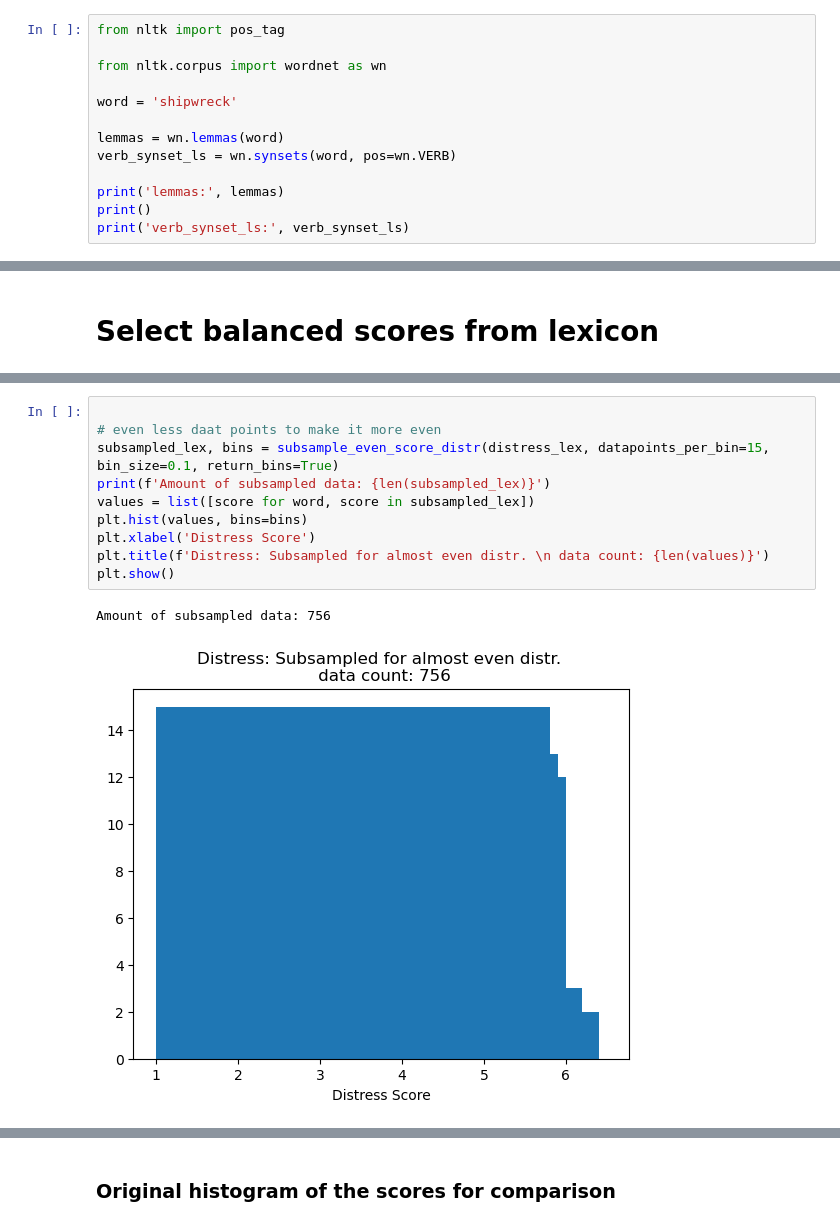
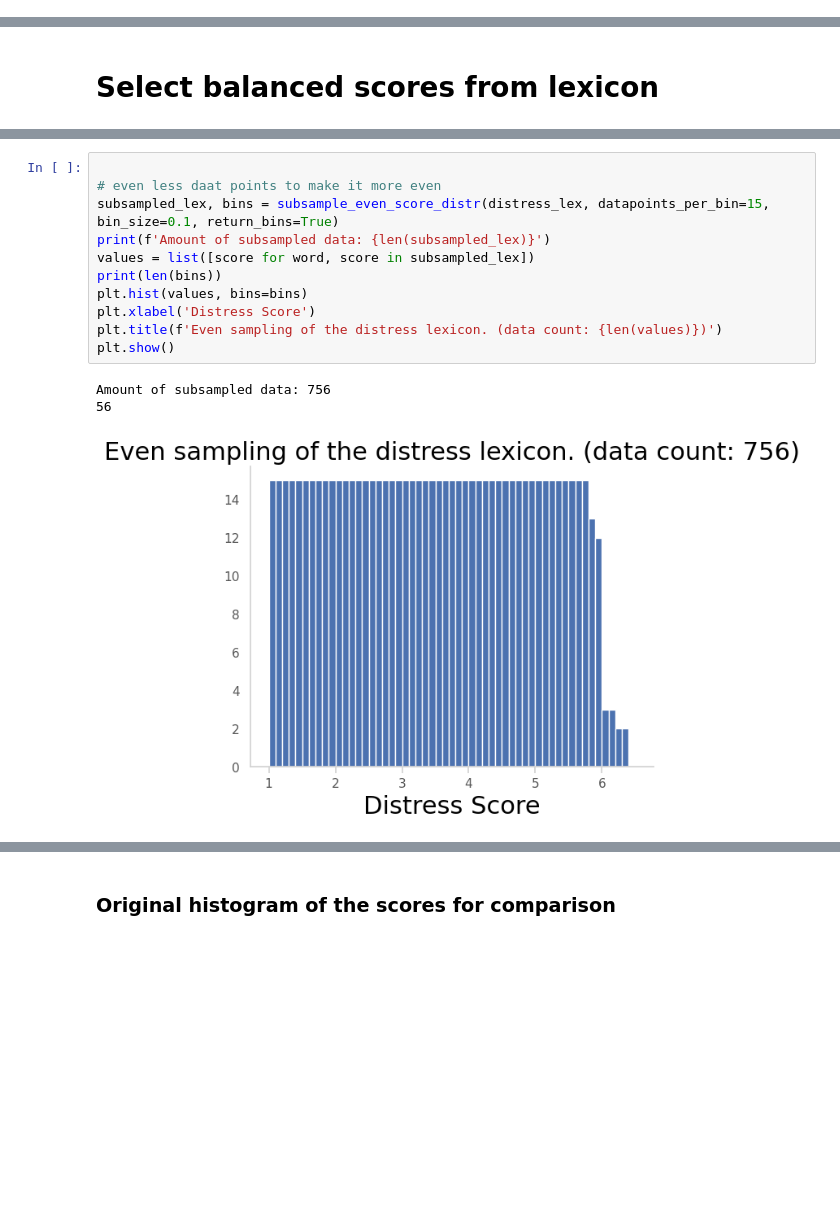
Before and after one commit to myrazma/2022_Masterthesis_Code, a Jupyter notebook: analysis/empdim_analysis.ipynb, the cells around one changed output, grey strips where cells are left out. Cells and saved outputs as stored; diff of their text form; blank space fills up the shorter version.

```diff
--- a/analysis/empdim_analysis.ipynb
+++ b/analysis/empdim_analysis.ipynb
@@ -306,13 +391,0 @@ ValueError: Can only compare identically-labeled Series objects
-# %%
-from nltk import pos_tag
-
-from nltk.corpus import wordnet as wn
-
-word = 'shipwreck'
-
-lemmas = wn.lemmas(word)
-verb_synset_ls = wn.synsets(word, pos=wn.VERB)
-
-print('lemmas:', lemmas)
-print()
-print('verb_synset_ls:', verb_synset_ls)
@@ -396,13 +465,15 @@ Amount of subsampled data: 992
 # %%
 
 # even less daat points to make it more even
 subsampled_lex, bins = subsample_even_score_distr(distress_lex, datapoints_per_bin=15, bin_size=0.1, return_bins=True)
 print(f'Amount of subsampled data: {len(subsampled_lex)}')
 values = list([score for word, score in subsampled_lex])
+print(len(bins))
 plt.hist(values, bins=bins)
 plt.xlabel('Distress Score')
-plt.title(f'Distress: Subsampled for almost even distr. \n data count: {len(values)}')
+plt.title(f'Even sampling of the distress lexicon. (data count: {len(values)})')
 plt.show()
 # %% [output]
 Amount of subsampled data: 756
+56
-[figure, old version]
+[figure, new version]
```
Also changed, not shown: parts of 41 cells of this notebook, 9 other files.
